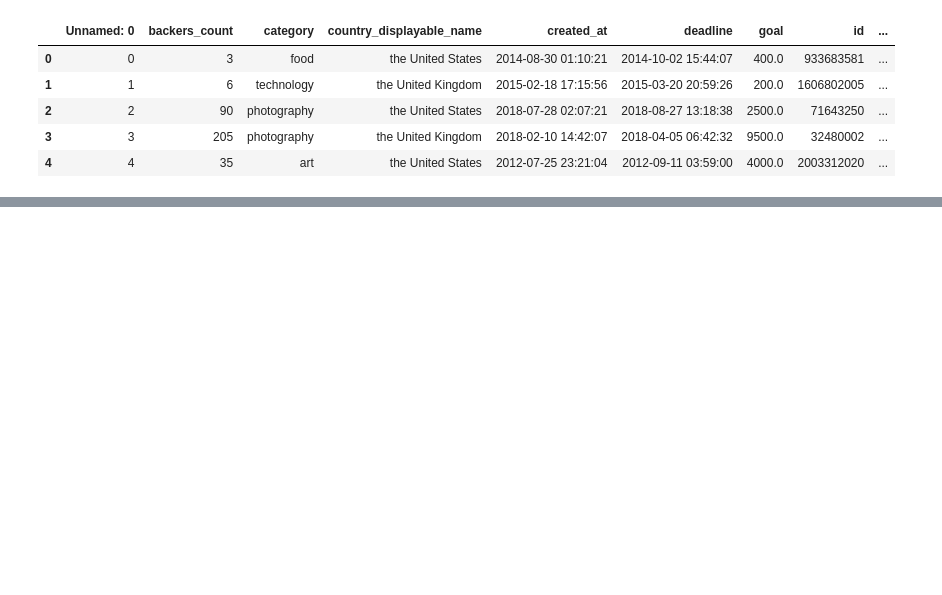
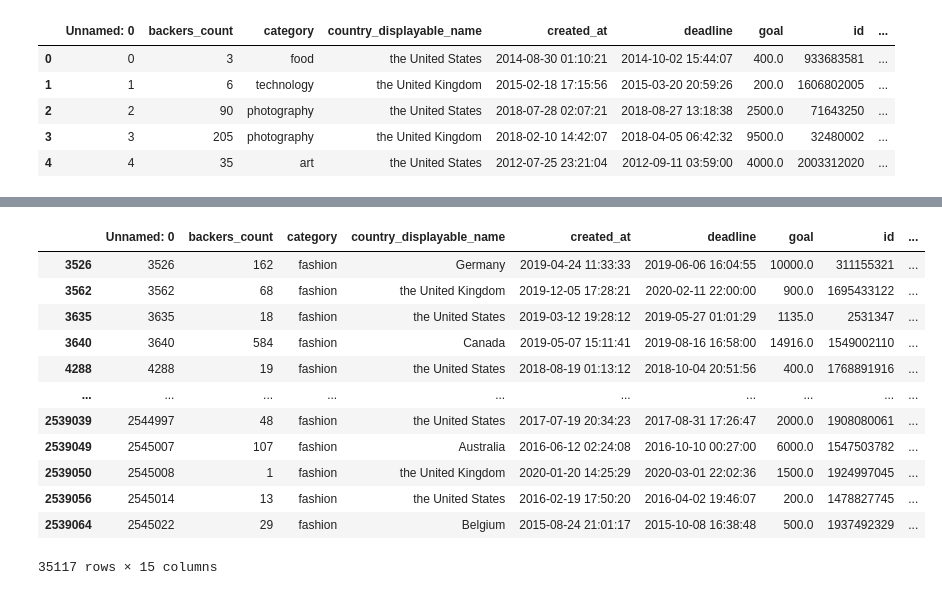
Before and after one commit to abhattac92/COVID_Deaths, a Jupyter notebook: clean_data.ipynb, the cells around one changed output, grey strips where cells are left out. Drawn from its saved outputs; the diff is of its cells as text; code cells hidden in the pictures; blank space fills up the shorter version.

```diff
--- a/clean_data.ipynb
+++ b/clean_data.ipynb
@@ -281,0 +360,5 @@ clean_data.head()
+# %%
+#replace NaN in sub_category with none. blurb and usd_pledged to 0
+data_clean['sub_category'] = data_clean['sub_category'].replace(np.nan, 'none')
+data_clean['blurb_length'] = data_clean['blurb_length'].replace(np.nan, '0')
+data_clean['usd_pledged'] = data_clean['usd_pledged'].replace(np.nan, '0')
@@ -281,0 +386,17 @@ clean_data.head()
+# %%
+#visual check
+data_clean.loc[data_clean['sub_category'] == 'apparel']
+# %% [output]
+|  | Unnamed: 0 | backers_count | category | country_displayable_name | created_at | deadline | goal | id | ... |
+| 3526 | 3526 | 162 | fashion | Germany | 2019-04-24 11:33:33 | 2019-06-06 16:04:55 | 10000.0 | 311155321 | ... |
+| 3562 | 3562 | 68 | fashion | the United Kingdom | 2019-12-05 17:28:21 | 2020-02-11 22:00:00 | 900.0 | 1695433122 | ... |
+| 3635 | 3635 | 18 | fashion | the United States | 2019-03-12 19:28:12 | 2019-05-27 01:01:29 | 1135.0 | 2531347 | ... |
+| 3640 | 3640 | 584 | fashion | Canada | 2019-05-07 15:11:41 | 2019-08-16 16:58:00 | 14916.0 | 1549002110 | ... |
+| 4288 | 4288 | 19 | fashion | the United States | 2018-08-19 01:13:12 | 2018-10-04 20:51:56 | 400.0 | 1768891916 | ... |
+| ... | ... | ... | ... | ... | ... | ... | ... | ... | ... |
+| 2539039 | 2544997 | 48 | fashion | the United States | 2017-07-19 20:34:23 | 2017-08-31 17:26:47 | 2000.0 | 1908080061 | ... |
+| 2539049 | 2545007 | 107 | fashion | Australia | 2016-06-12 02:24:08 | 2016-10-10 00:27:00 | 6000.0 | 1547503782 | ... |
+| 2539050 | 2545008 | 1 | fashion | the United Kingdom | 2020-01-20 14:25:29 | 2020-03-01 22:02:36 | 1500.0 | 1924997045 | ... |
+| 2539056 | 2545014 | 13 | fashion | the United States | 2016-02-19 17:50:20 | 2016-04-02 19:46:07 | 200.0 | 1478827745 | ... |
+| 2539064 | 2545022 | 29 | fashion | Belgium | 2015-08-24 21:01:17 | 2015-10-08 16:38:48 | 500.0 | 1937492329 | ... |
+35117 rows × 15 columns
```
Also changed, not shown: parts of 28 cells of this notebook.
